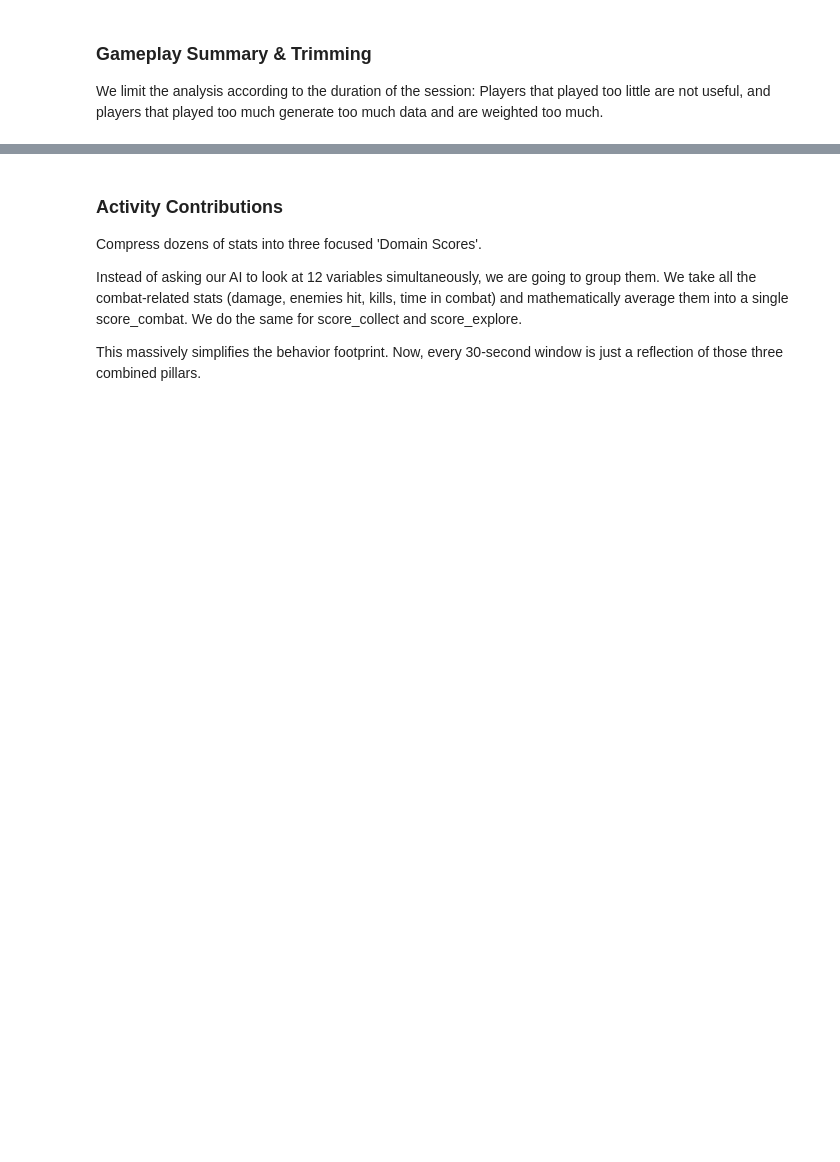
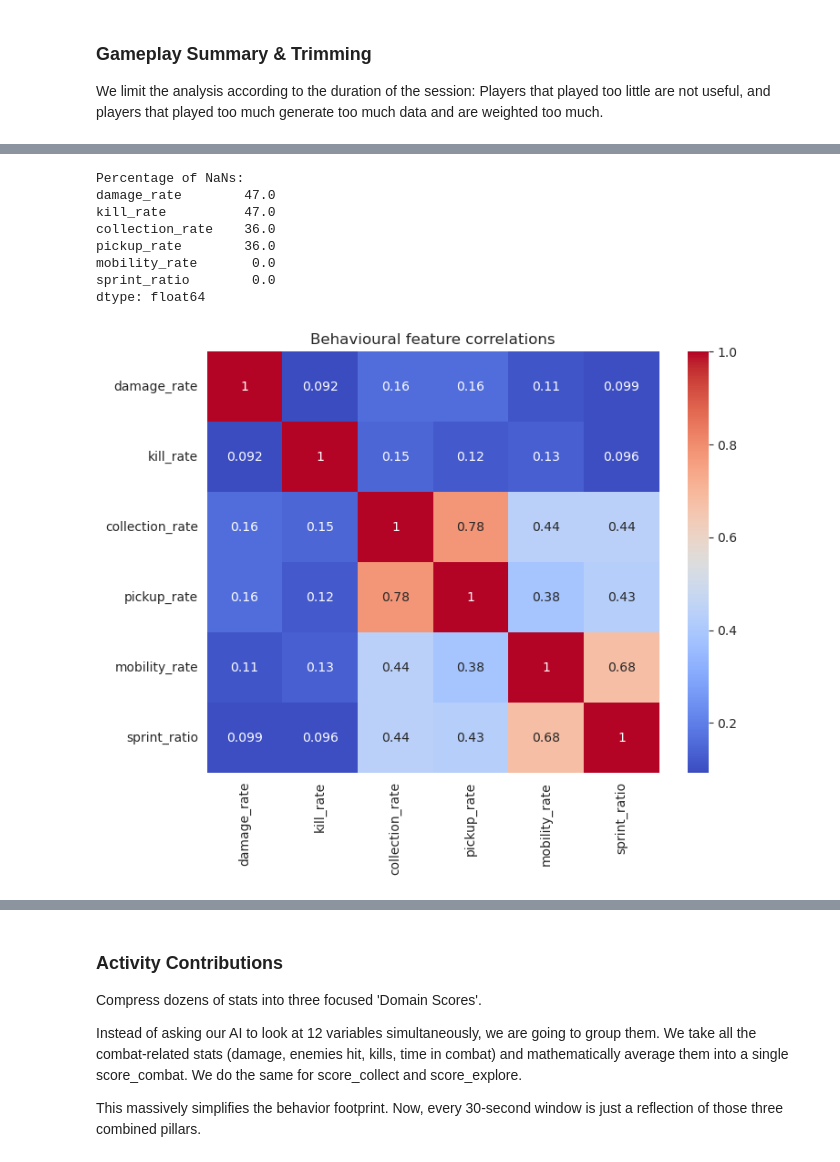
Before and after one commit to santimda/AURA_players-analysis, a Jupyter notebook: analysis.ipynb, the cells around one changed output, grey strips where cells are left out. Drawn from its saved outputs; the diff is of its cells as text; code cells hidden in the pictures; blank space fills up the shorter version.

```diff
--- a/analysis.ipynb
+++ b/analysis.ipynb
@@ -340,0 +387,41 @@ We engineer new features that point to player efficiency, like damage_per_hit. W
+# %%
+# 1. Combat efficiency axis
+df['damage_rate'] = df['damageDone'] / df['timeInCombat'].replace(0, np.nan)
+df['kill_rate'] = df['kills'] / df['timeInCombat'].replace(0, np.nan)
+
+# 2. Loot / interaction intent axis
+df['collection_rate'] = df['itemsCollected'] / df['timeNearInteractables'].replace(0, np.nan)
+df['pickup_rate'] = df['pickupAttempts'] / df['timeNearInteractables'].replace(0, np.nan)
+
+# 3. Mobility axis
+df['mobility_rate'] = df['distanceTraveled'] / df['total_time'].replace(0, np.nan)
+df['sprint_ratio'] = df['timeSprinting'] / df['total_time'].replace(0, np.nan)
+
+# Define the analysis features
+analysis_features = [
+    'damage_rate', 'kill_rate',
+    'collection_rate', 'pickup_rate',
+    'mobility_rate', 'sprint_ratio'
+]
+
+# Check the percentage of NaNs in the features
+print("Percentage of NaNs:")
+print(
+    100 * round(df[analysis_features].isna().mean(), 2)
+)
+
+# Make a correlation plot of the features
+plt.figure(figsize=(8,6))
+sns.heatmap(df[analysis_features].corr(), annot=True, cmap="coolwarm")
+plt.title("Behavioural feature correlations")
+plt.show()
+# %% [output]
+Percentage of NaNs:
+damage_rate        47.0
+kill_rate          47.0
+collection_rate    36.0
+pickup_rate        36.0
+mobility_rate       0.0
+sprint_ratio        0.0
+dtype: float64
+[figure, added]
```
Also changed, not shown: parts of 27 cells of this notebook.
